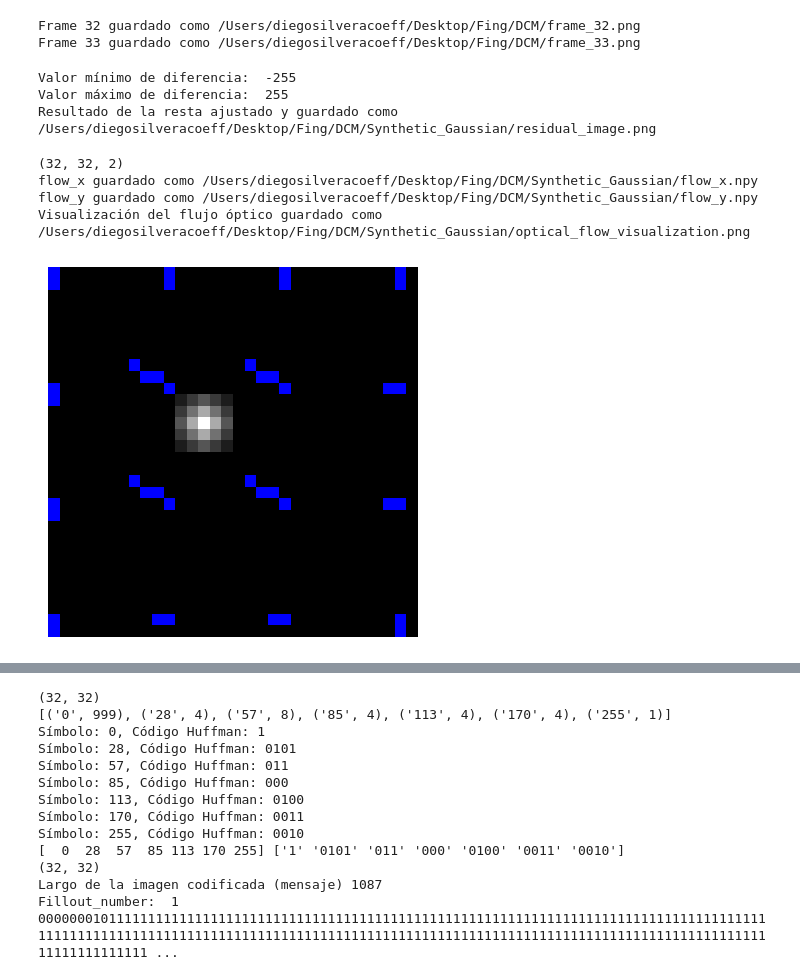
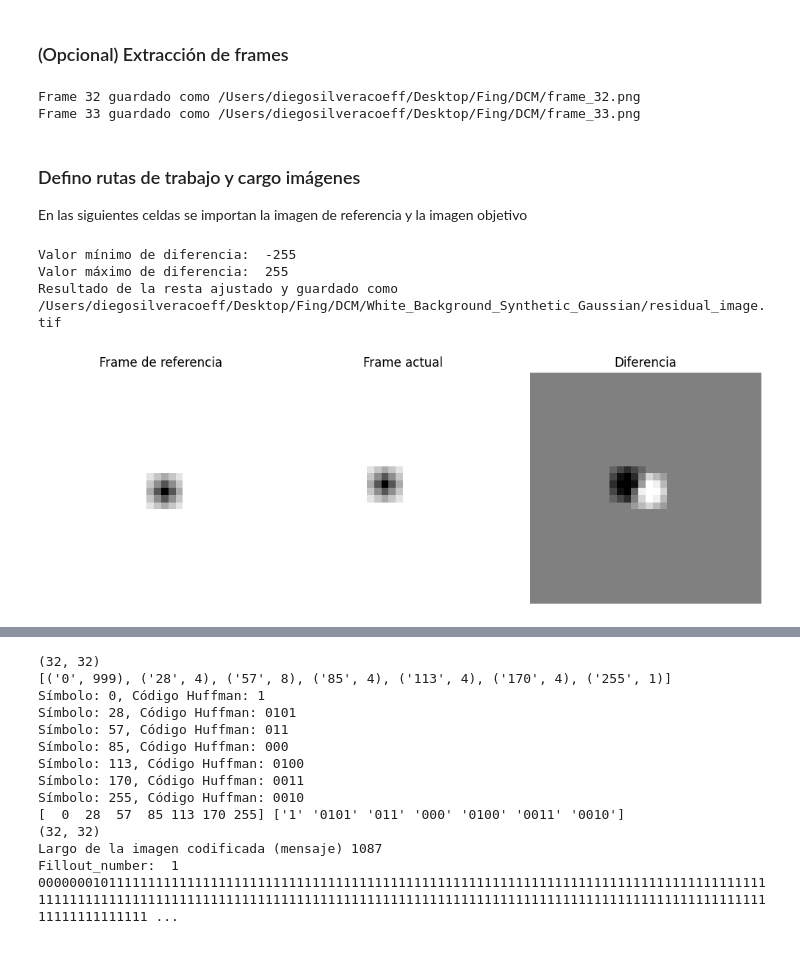
Before and after one commit to DiegoSC13/DCM_proyect, a Jupyter notebook: scripts/encoder.ipynb, the cells around one changed output, grey strips where cells are left out. Cells and saved outputs as stored; diff of their text form; code cells hidden in the pictures.

```diff
--- a/scripts/encoder.ipynb
+++ b/scripts/encoder.ipynb
@@ -1,5 +1,7 @@
 # %%
 from aux_functions import *
+# %% [markdown]
+### (Opcional) Extracción de frames
 # %%
 video_path = "/Users/diegosilveracoeff/Downloads/Video_Rami.mp4"
 frame_nums = [32, 33]  # Números de frames que deseas extraer
@@ -9,27 +11,24 @@ extract_frames(video_path, frame_nums, output_folder)
 # %% [output]
 Frame 32 guardado como /Users/diegosilveracoeff/Desktop/Fing/DCM/frame_32.png
 Frame 33 guardado como /Users/diegosilveracoeff/Desktop/Fing/DCM/frame_33.png
-# %%
-# reference_frame_path = '/Users/diegosilveracoeff/Desktop/Fing/DCM/frame_32.png'
-# current_frame_path = '/Users/diegosilveracoeff/Desktop/Fing/DCM/frame_33.png'
-# output_path = "/Users/diegosilveracoeff/Desktop/Fing/DCM/substract_frames_clip.png"
-
-reference_frame_path = '/Users/diegosilveracoeff/Desktop/Fing/DCM/Synthetic_Gaussian/DCM_reference_image.png'
-current_frame_path = '/Users/diegosilveracoeff/Desktop/Fing/DCM/Synthetic_Gaussian/DCM_7x7_image.png'
-output_path = "/Users/diegosilveracoeff/Desktop/Fing/DCM/Synthetic_Gaussian/residual_image.png"
-
-subtract_frames(current_frame_path, reference_frame_path, output_path, clip=True)
-# %% [output]
-Valor mínimo de diferencia:  -255
-Valor máximo de diferencia:  255
-Resultado de la resta ajustado y guardado como /Users/diegosilveracoeff/Desktop/Fing/DCM/Synthetic_Gaussian/residual_image.png
-# %%
-output_folder = "/Users/diegosilveracoeff/Desktop/Fing/DCM/Synthetic_Gaussian"
-
-optical_flow(current_frame_path, reference_frame_path, output_folder)
-# %% [output]
-(32, 32, 2)
-flow_x guardado como /Users/diegosilveracoeff/Desktop/Fing/DCM/Synthetic_Gaussian/flow_x.npy
-flow_y guardado como /Users/diegosilveracoeff/Desktop/Fing/DCM/Synthetic_Gaussian/flow_y.npy
-Visualización del flujo óptico guardado como /Users/diegosilveracoeff/Desktop/Fing/DCM/Synthetic_Gaussian/optical_flow_visualization.png
-[figure, removed]
+# %% [markdown]
+### Defino rutas de trabajo y cargo imágenes
+
+En las siguientes celdas se importan la imagen de referencia y la imagen objetivo
+# %%
+folder_path = '/Users/diegosilveracoeff/Desktop/Fing/DCM/White_Background_Synthetic_Gaussian'
+
+reference_frame_path = os.path.join(folder_path, 'DCM_reference_image.tif')
+current_frame_path = os.path.join(folder_path, 'DCM_7x3_image.tif')
+residual_1_path = os.path.join(folder_path, 'residual_image.tif')
+
+tittles = ['Frame de referencia','Frame actual','Diferencia']
+
+subtract_frames(current_frame_path, reference_frame_path, residual_1_path, clip=True)
+
+plot_three_images(reference_frame_path, current_frame_path, residual_1_path, tittles)
+# %% [output]
+Valor mínimo de diferencia:  -255
+Valor máximo de diferencia:  255
+Resultado de la resta ajustado y guardado como /Users/diegosilveracoeff/Desktop/Fing/DCM/White_Background_Synthetic_Gaussian/residual_image.tif
+[figure, added]
```
Also changed, not shown: parts of 6 cells of this notebook, 2 other files.
